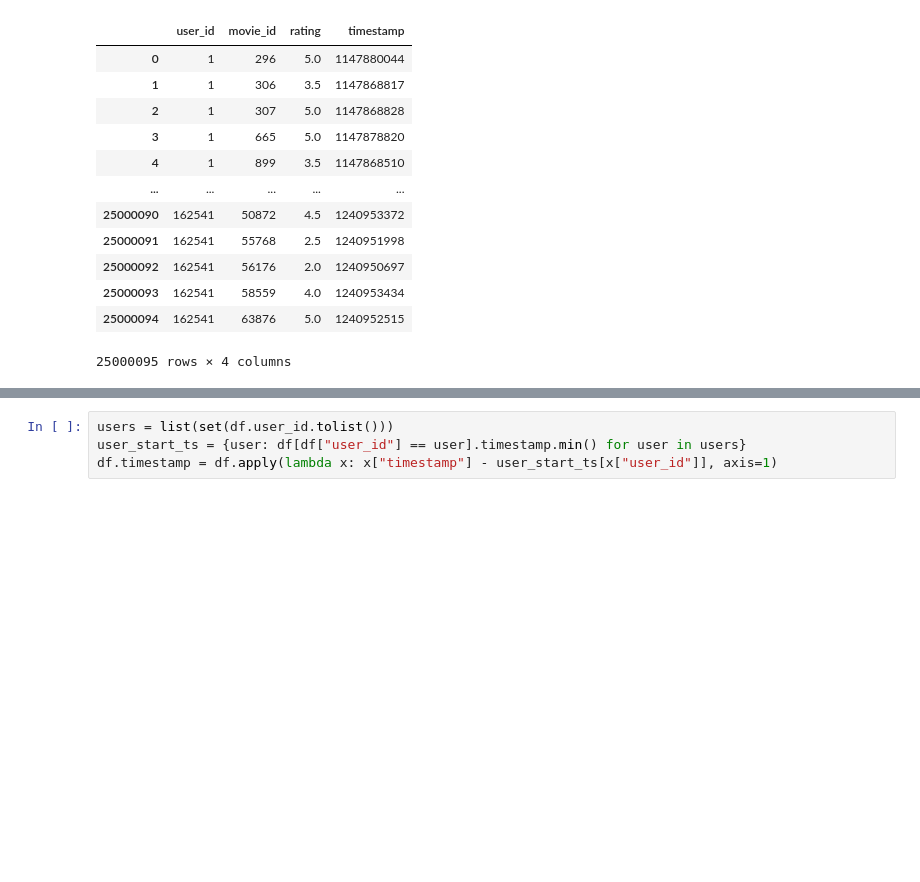
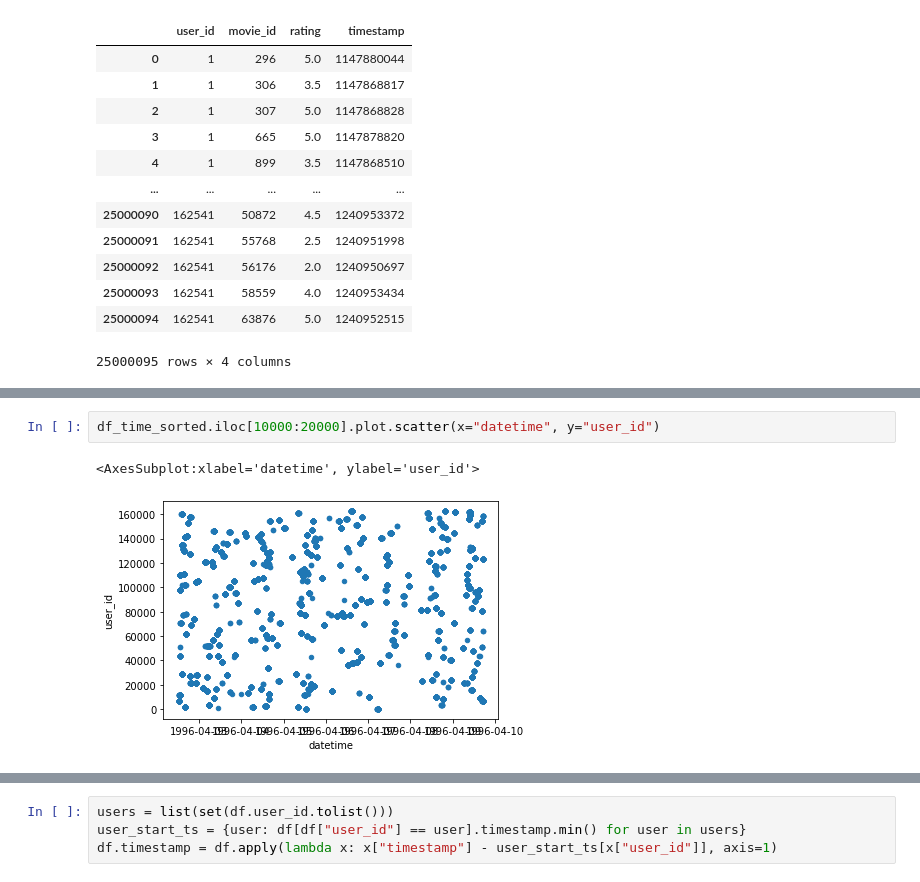
Before and after one commit to feature-store/experiments, a Jupyter notebook: nb/02-22-22 ALS Data Generation.ipynb, the cells around one changed output, grey strips where cells are left out. Saved outputs shown, nothing was run; the diff lists cells and outputs as text; blank space fills up the shorter version.

```diff
--- a/nb/02-22-22 ALS Data Generation.ipynb
+++ b/nb/02-22-22 ALS Data Generation.ipynb
@@ -47,0 +163,5 @@ df
+# %%
+df_time_sorted.iloc[10000:20000].plot.scatter(x="datetime", y="user_id")
+# %% [output]
+<AxesSubplot:xlabel='datetime', ylabel='user_id'>
+[figure, added]
```
Also changed, not shown: parts of 18 cells of this notebook, 9 other files.
